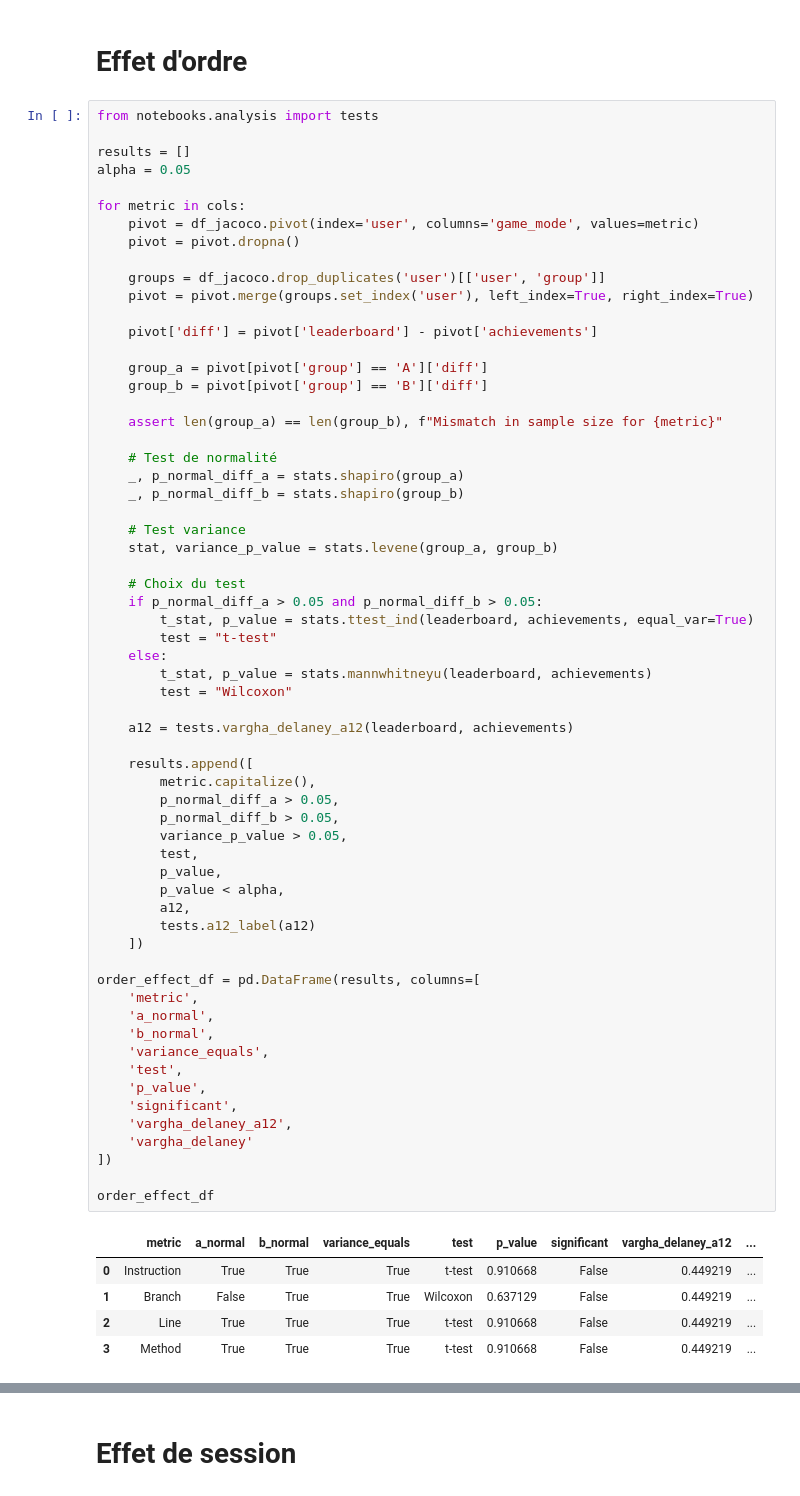
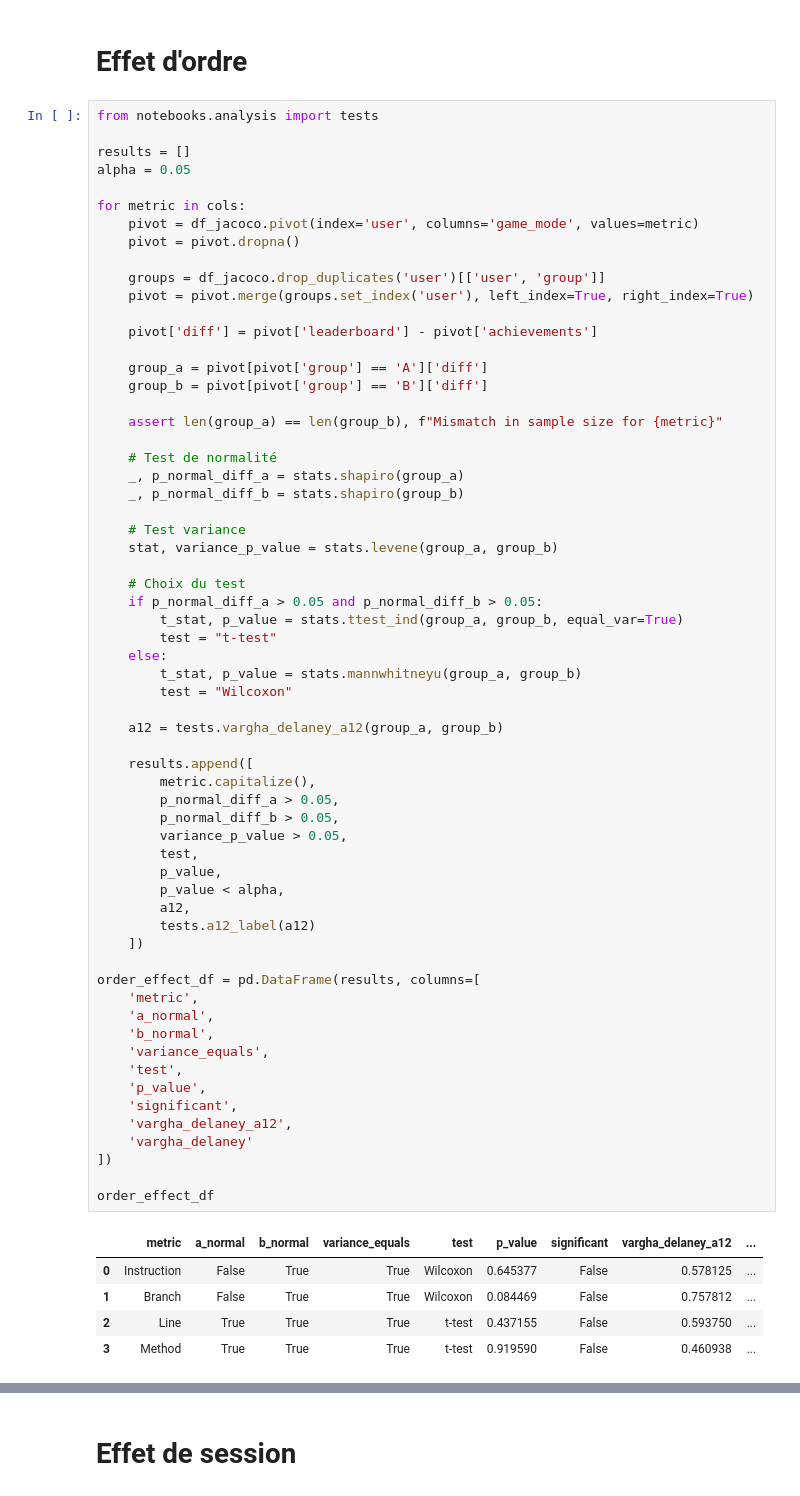
Before and after one commit to ThibBer/MemoireDataAnalytics, a Jupyter notebook: notebooks/analysis/JaCoCo.ipynb, the cells around one changed output, grey strips where cells are left out. Cells and saved outputs as stored; diff of their text form.

```diff
--- a/notebooks/analysis/JaCoCo.ipynb
+++ b/notebooks/analysis/JaCoCo.ipynb
@@ -48,45 +48,45 @@ for metric in cols:
 
     # Choix du test
     if p_normal_diff_a > 0.05 and p_normal_diff_b > 0.05:
-        t_stat, p_value = stats.ttest_ind(leaderboard, achievements, equal_var=True)
+        t_stat, p_value = stats.ttest_ind(group_a, group_b, equal_var=True)
         test = "t-test"
     else:
-        t_stat, p_value = stats.mannwhitneyu(leaderboard, achievements)
+        t_stat, p_value = stats.mannwhitneyu(group_a, group_b)
         test = "Wilcoxon"
 
-    a12 = tests.vargha_delaney_a12(leaderboard, achievements)
+    a12 = tests.vargha_delaney_a12(group_a, group_b)
 
     results.append([
         metric.capitalize(),
         p_normal_diff_a > 0.05,
         p_normal_diff_b > 0.05,
         variance_p_value > 0.05,
         test,
         p_value,
         p_value < alpha,
         a12,
         tests.a12_label(a12)
     ])
 
 order_effect_df = pd.DataFrame(results, columns=[
     'metric',
     'a_normal',
     'b_normal',
     'variance_equals',
     'test',
     'p_value',
     'significant',
     'vargha_delaney_a12',
     'vargha_delaney'
 ])
 
 order_effect_df
 # %% [output]
 |  | metric | a_normal | b_normal | variance_equals | test | p_value | significant | vargha_delaney_a12 | ... |
-| 0 | Instruction | True | True | True | t-test | 0.910668 | False | 0.449219 | ... |
-| 1 | Branch | False | True | True | Wilcoxon | 0.637129 | False | 0.449219 | ... |
-| 2 | Line | True | True | True | t-test | 0.910668 | False | 0.449219 | ... |
-| 3 | Method | True | True | True | t-test | 0.910668 | False | 0.449219 | ... |
+| 0 | Instruction | False | True | True | Wilcoxon | 0.645377 | False | 0.578125 | ... |
+| 1 | Branch | False | True | True | Wilcoxon | 0.084469 | False | 0.757812 | ... |
+| 2 | Line | True | True | True | t-test | 0.437155 | False | 0.593750 | ... |
+| 3 | Method | True | True | True | t-test | 0.919590 | False | 0.460938 | ... |
 # %%
 order_effect_df_count = len(order_effect_df[order_effect_df['significant'] == True])
 if significant_count_a > 0:
```
Also changed, not shown: parts of 4 cells of this notebook.
